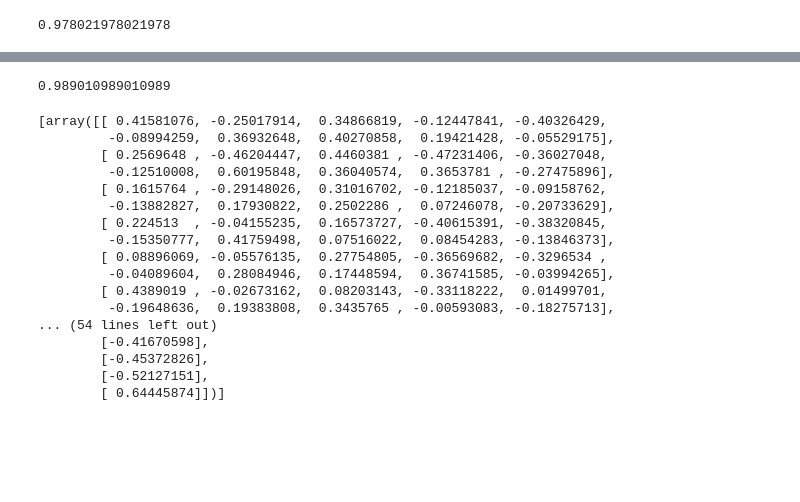
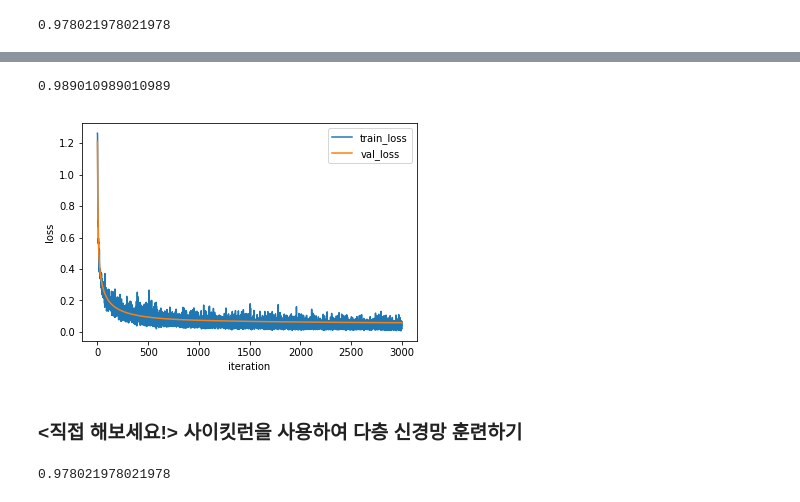
Before and after one commit to rickiepark/do-it-dl, a Jupyter notebook: Ch06.ipynb, the cells around one changed output, grey strips where cells are left out. Saved outputs shown, nothing was run; the diff lists cells and outputs as text; code cells hidden in the pictures; blank space fills up the shorter version.

```diff
--- a/Ch06.ipynb
+++ b/Ch06.ipynb
@@ -360,27 +299,26 @@ plt.show()
+# %%
+minibatch_net = MinibatchNetwork(l2=0.001, batch_size=64)
+minibatch_net.fit(x_train_scaled, y_train,
+                  x_val=x_val_scaled, y_val=y_val, epochs=500)
+minibatch_net.score(x_val_scaled, y_val)
+# %% [output]
+0.989010989010989
+# %%
+plt.plot(minibatch_net.losses)
+plt.plot(minibatch_net.val_losses)
+plt.ylabel('loss')
+plt.xlabel('iteration')
+plt.legend(['train_loss', 'val_loss'])
+plt.show()
+# %% [output]
+[figure, added]
+# %% [markdown]
+### <직접 해보세요!> 사이킷런을 사용하여 다층 신경망 훈련하기
 # %%
 from sklearn.neural_network import MLPClassifier
-mlp = MLPClassifier(hidden_layer_sizes=(10, ), activation='logistic')
-mlp.fit(X_train_scaled, y_train)
-mlp.score(X_val_scaled, y_val)
+mlp = MLPClassifier(hidden_layer_sizes=(10, ),
+                    activation='logistic', max_iter=1000)
+mlp.fit(x_train_scaled, y_train)
+mlp.score(x_val_scaled, y_val)
 # %% [output]
-0.989010989010989
+0.978021978021978
-# %%
-mlp.coefs_
-# %% [output]
-[array([[ 0.41581076, -0.25017914,  0.34866819, -0.12447841, -0.40326429,
-         -0.08994259,  0.36932648,  0.40270858,  0.19421428, -0.05529175],
-        [ 0.2569648 , -0.46204447,  0.4460381 , -0.47231406, -0.36027048,
-         -0.12510008,  0.60195848,  0.36040574,  0.3653781 , -0.27475896],
-        [ 0.1615764 , -0.29148026,  0.31016702, -0.12185037, -0.09158762,
-         -0.13882827,  0.17930822,  0.2502286 ,  0.07246078, -0.20733629],
-        [ 0.224513  , -0.04155235,  0.16573727, -0.40615391, -0.38320845,
-         -0.15350777,  0.41759498,  0.07516022,  0.08454283, -0.13846373],
-        [ 0.08896069, -0.05576135,  0.27754805, -0.36569682, -0.3296534 ,
-         -0.04089604,  0.28084946,  0.17448594,  0.36741585, -0.03994265],
-        [ 0.4389019 , -0.02673162,  0.08203143, -0.33118222,  0.01499701,
-         -0.19648636,  0.19383808,  0.3435765 , -0.00593083, -0.18275713],
-... (54 lines left out)
-        [-0.41670598],
-        [-0.45372826],
-        [-0.52127151],
-        [ 0.64445874]])]
```
Also changed, not shown: parts of 20 cells of this notebook.
